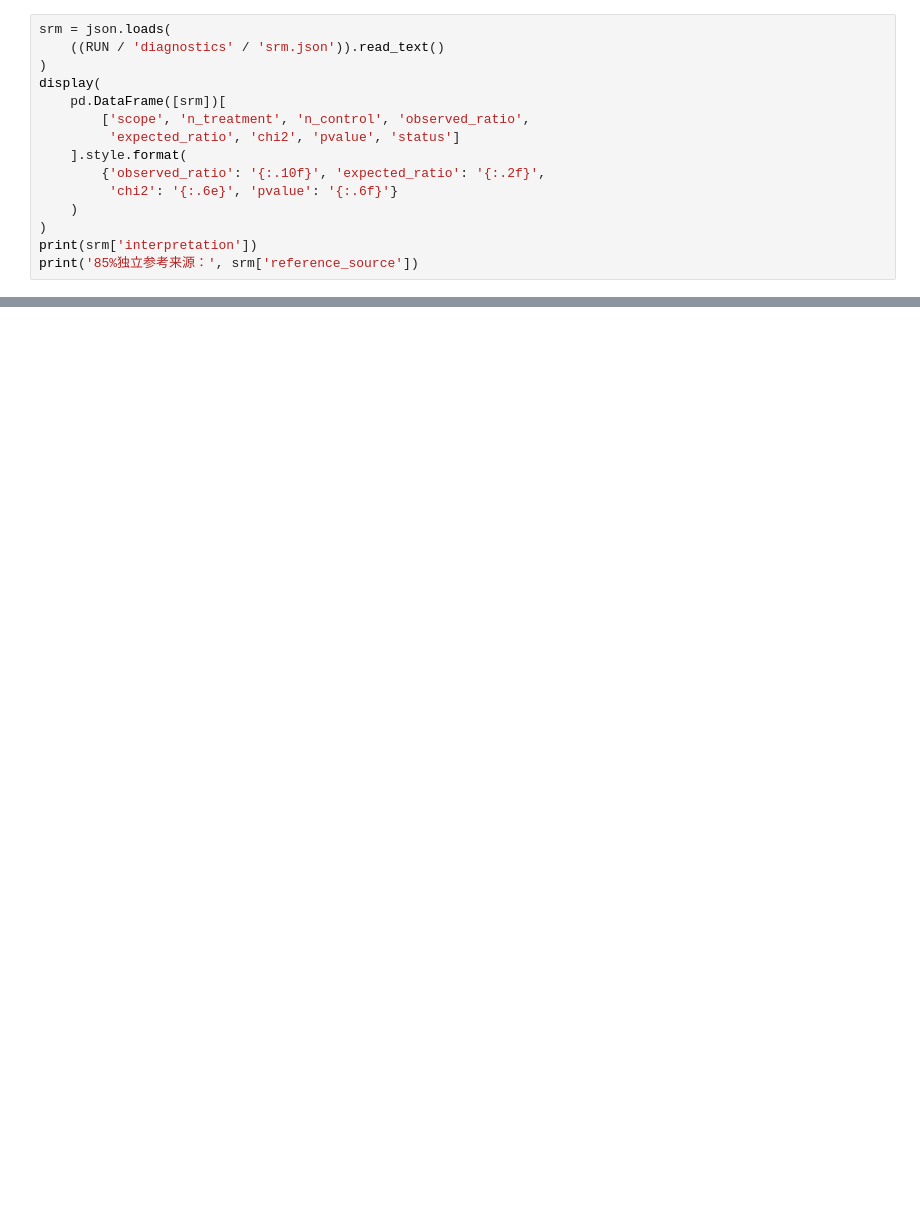
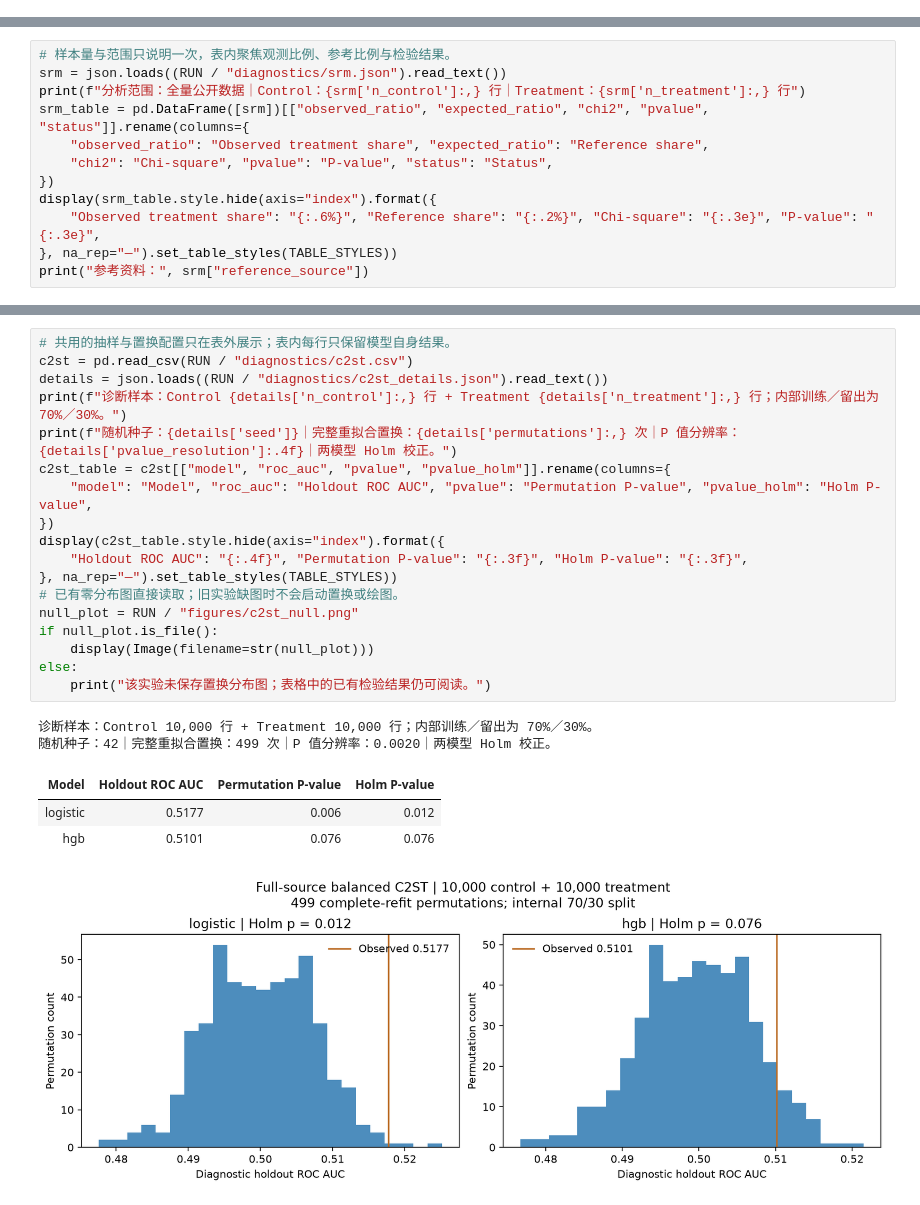
Before and after one commit to tkkkk-co/Criteo-uplift-project, a Jupyter notebook: notebooks/02_sanity_and_ate.ipynb, the cells around one changed output, grey strips where cells are left out. Drawn from its saved outputs; the diff is of its cells as text; blank space fills up the shorter version.

```diff
--- a/notebooks/02_sanity_and_ate.ipynb
+++ b/notebooks/02_sanity_and_ate.ipynb
@@ -196,15 +0,0 @@ ATE summary
-# %%
-srm = json.loads(
-    ((RUN / 'diagnostics' / 'srm.json')).read_text()
-)
-display(
-    pd.DataFrame([srm])[
-        ['scope', 'n_treatment', 'n_control', 'observed_ratio',
-         'expected_ratio', 'chi2', 'pvalue', 'status']
-    ].style.format(
-        {'observed_ratio': '{:.10f}', 'expected_ratio': '{:.2f}',
-         'chi2': '{:.6e}', 'pvalue': '{:.6f}'}
-    )
-)
-print(srm['interpretation'])
-print('85%独立参考来源：', srm['reference_source'])
@@ -413,0 +63,12 @@ python run_pipeline.py --diagnostics-only --output artifacts/conversion_1000000_
+# %%
+# 样本量与范围只说明一次，表内聚焦观测比例、参考比例与检验结果。
+srm = json.loads((RUN / "diagnostics/srm.json").read_text())
+print(f"分析范围：全量公开数据｜Control：{srm['n_control']:,} 行｜Treatment：{srm['n_treatment']:,} 行")
+srm_table = pd.DataFrame([srm])[["observed_ratio", "expected_ratio", "chi2", "pvalue", "status"]].rename(columns={
+    "observed_ratio": "Observed treatment share", "expected_ratio": "Reference share",
+    "chi2": "Chi-square", "pvalue": "P-value", "status": "Status",
+})
+display(srm_table.style.hide(axis="index").format({
+    "Observed treatment share": "{:.6%}", "Reference share": "{:.2%}", "Chi-square": "{:.3e}", "P-value": "{:.3e}",
+}, na_rep="—").set_table_styles(TABLE_STYLES))
+print("参考资料：", srm["reference_source"])
@@ -413,0 +118,25 @@ python run_pipeline.py --diagnostics-only --output artifacts/conversion_1000000_
+# %%
+# 共用的抽样与置换配置只在表外展示；表内每行只保留模型自身结果。
+c2st = pd.read_csv(RUN / "diagnostics/c2st.csv")
+details = json.loads((RUN / "diagnostics/c2st_details.json").read_text())
+print(f"诊断样本：Control {details['n_control']:,} 行 + Treatment {details['n_treatment']:,} 行；内部训练／留出为 70%／30%。")
+print(f"随机种子：{details['seed']}｜完整重拟合置换：{details['permutations']:,} 次｜P 值分辨率：{details['pvalue_resolution']:.4f}｜两模型 Holm 校正。")
+c2st_table = c2st[["model", "roc_auc", "pvalue", "pvalue_holm"]].rename(columns={
+    "model": "Model", "roc_auc": "Holdout ROC AUC", "pvalue": "Permutation P-value", "pvalue_holm": "Holm P-value",
+})
+display(c2st_table.style.hide(axis="index").format({
+    "Holdout ROC AUC": "{:.4f}", "Permutation P-value": "{:.3f}", "Holm P-value": "{:.3f}",
+}, na_rep="—").set_table_styles(TABLE_STYLES))
+# 已有零分布图直接读取；旧实验缺图时不会启动置换或绘图。
+null_plot = RUN / "figures/c2st_null.png"
+if null_plot.is_file():
+    display(Image(filename=str(null_plot)))
+else:
+    print("该实验未保存置换分布图；表格中的已有检验结果仍可阅读。")
+# %% [output]
+诊断样本：Control 10,000 行 + Treatment 10,000 行；内部训练／留出为 70%／30%。
+随机种子：42｜完整重拟合置换：499 次｜P 值分辨率：0.0020｜两模型 Holm 校正。
+| Model | Holdout ROC AUC | Permutation P-value | Holm P-value |
+| logistic | 0.5177 | 0.006 | 0.012 |
+| hgb | 0.5101 | 0.076 | 0.076 |
+[figure, added]
```
Also changed, not shown: parts of 27 cells of this notebook, 10 other files.
